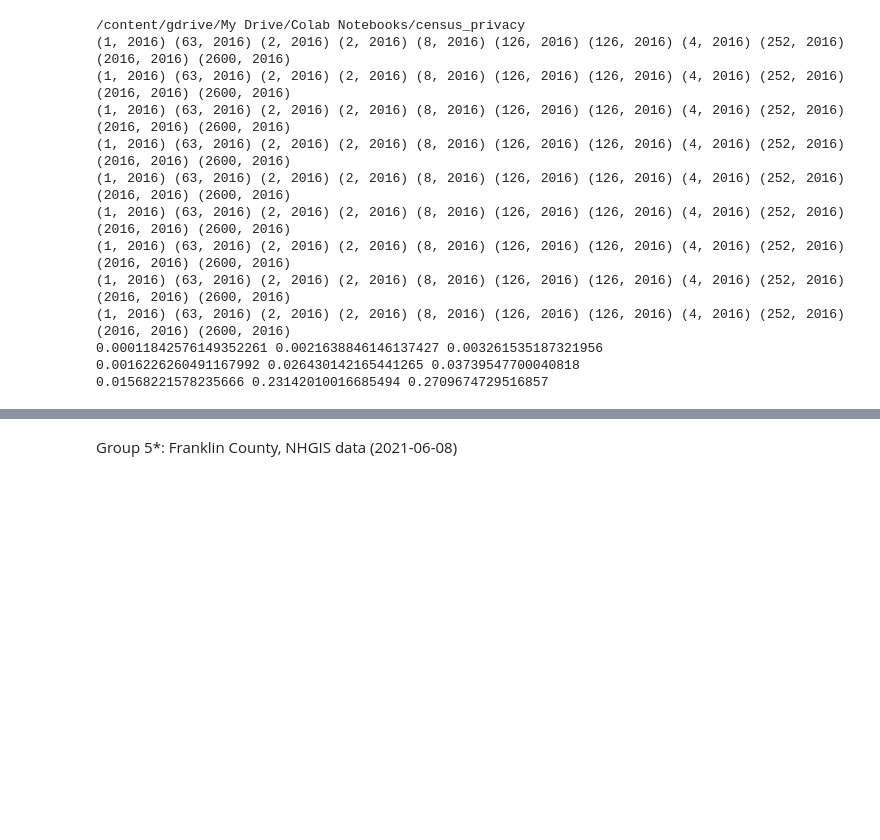
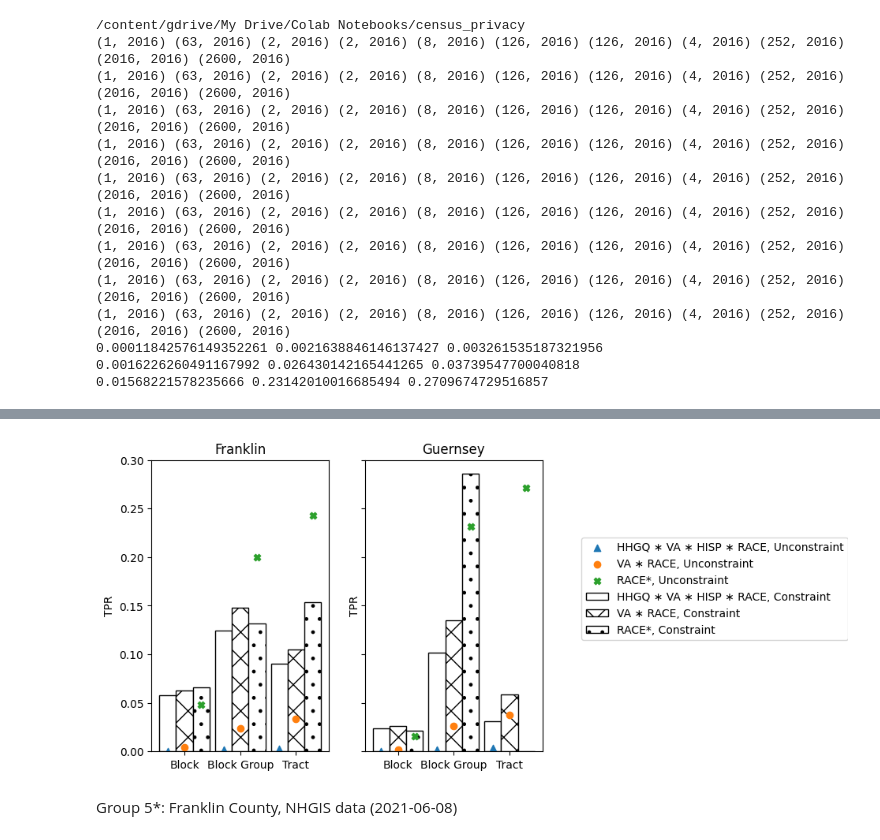
Before and after one commit to linyuehzzz/tda-eval, a Jupyter notebook: cell_uniques.ipynb, the cells around one changed output, grey strips where cells are left out. Saved outputs shown, nothing was run; the diff lists cells and outputs as text; code cells hidden in the pictures; blank space fills up the shorter version.

```diff
--- a/cell_uniques.ipynb
+++ b/cell_uniques.ipynb
@@ -284,3 +212,67 @@ plt.show()
+# %%
+import matplotlib.pyplot as plt
+import matplotlib.style as style
+
+# style.use('seaborn-white')
+
+labels = ['Block', 'Block Group', 'Tract']
+x = np.arange(len(labels))  # the label locations
+width = 0.3 # the width of the bars
+fig, ax = plt.subplots(nrows=1, ncols=2, sharex=True, sharey=True)
+colors = [(1, 0, 0, 1), (0, 0, 1, 1)]
+
+## franklin
+## Constraint
+tpr_1 = [tpr_detail_blk, tpr_detail_bg, tpr_detail_tr]
+tpr_2 = [tpr_va_race_blk, tpr_va_race_bg, tpr_va_race_tr]
+tpr_3 = [tpr_race_blk, tpr_race_bg, tpr_race_tr]
+
+rects1 = ax[0].bar(x - width, tpr_1, width, label='HHGQ ∗ VA ∗ HISP ∗ RACE, Constraint', color='white', edgecolor='black')
+rects2 = ax[0].bar(x, tpr_2, width, label='VA ∗ RACE, Constraint', color='white', edgecolor='black', hatch="x")
+rects3 = ax[0].bar(x + width, tpr_3, width, label='RACE*, Constraint', color='white', edgecolor='black', hatch=".")
+ax[0].set_title('Franklin')
+ax[0].set_ylabel('TPR')
+ax[0].set_xticks(x)
+ax[0].set_xticklabels(labels)
+
+## Unconstraint
+tpr_1 = [tpr_detail_ols_blk, tpr_detail_ols_bg, tpr_detail_ols_tr]
+tpr_2 = [tpr_va_race_ols_blk, tpr_va_race_ols_bg, tpr_va_race_ols_tr]
+tpr_3 = [tpr_race_ols_blk, tpr_race_ols_bg, tpr_race_ols_tr]
+ax[0].scatter(x - width, tpr_1, marker='^', zorder=2, label='HHGQ ∗ VA ∗ HISP ∗ RACE, Unconstraint')
+ax[0].scatter(x, tpr_2, marker='o', zorder=2, label='VA ∗ RACE, Unconstraint')
+ax[0].scatter(x + width, tpr_3, marker='X', zorder=2, label='RACE*, Unconstraint')
+
+
+## guernsey
+## Constraint
+tpr_1 = [tpr_detail_blk_g, tpr_detail_bg_g, tpr_detail_tr_g]
+tpr_2 = [tpr_va_race_blk_g, tpr_va_race_bg_g, tpr_va_race_tr_g]
+tpr_3 = [tpr_race_blk_g, tpr_race_bg_g, tpr_race_tr_g]
+
+rects1 = ax[1].bar(x - width, tpr_1, width, label='HHGQ ∗ VA ∗ HISP ∗ RACE, Constraint', color='white', edgecolor='black')
+rects2 = ax[1].bar(x, tpr_2, width, label='VA ∗ RACE, Constraint', color='white', edgecolor='black', hatch="x")
+rects3 = ax[1].bar(x + width, tpr_3, width, label='RACE*, Constraint', color='white', edgecolor='black', hatch=".")
+ax[1].set_title('Guernsey')
+ax[1].set_ylabel('TPR')
+ax[1].set_xticks(x)
+ax[1].set_xticklabels(labels)
+
+## Unconstraint
+tpr_1 = [tpr_detail_ols_blk_g, tpr_detail_ols_bg_g, tpr_detail_ols_tr_g]
+tpr_2 = [tpr_va_race_ols_blk_g, tpr_va_race_ols_bg_g, tpr_va_race_ols_tr_g]
+tpr_3 = [tpr_race_ols_blk_g, tpr_race_ols_bg_g, tpr_race_ols_tr_g]
+ax[1].scatter(x - width, tpr_1, marker='^', zorder=2, label='HHGQ ∗ VA ∗ HISP ∗ RACE, Unconstraint')
+ax[1].scatter(x, tpr_2, marker='o', zorder=2, label='VA ∗ RACE, Unconstraint')
+ax[1].scatter(x + width, tpr_3, marker='X', zorder=2, label='RACE*, Unconstraint')
+
+lines, labels = fig.axes[0].get_legend_handles_labels()
+fig.legend(lines, labels, loc=5, bbox_to_anchor=(1.5, 0.5))
+# fig.set_figwidth(12)
+plt.show()
+plt.close()
+# %% [output]
+[figure, added]
 # %% [markdown]
 Group 5*: Franklin County, NHGIS data (2021-06-08)
 # %%
```
Also changed, not shown: parts of 1 cell of this notebook.
